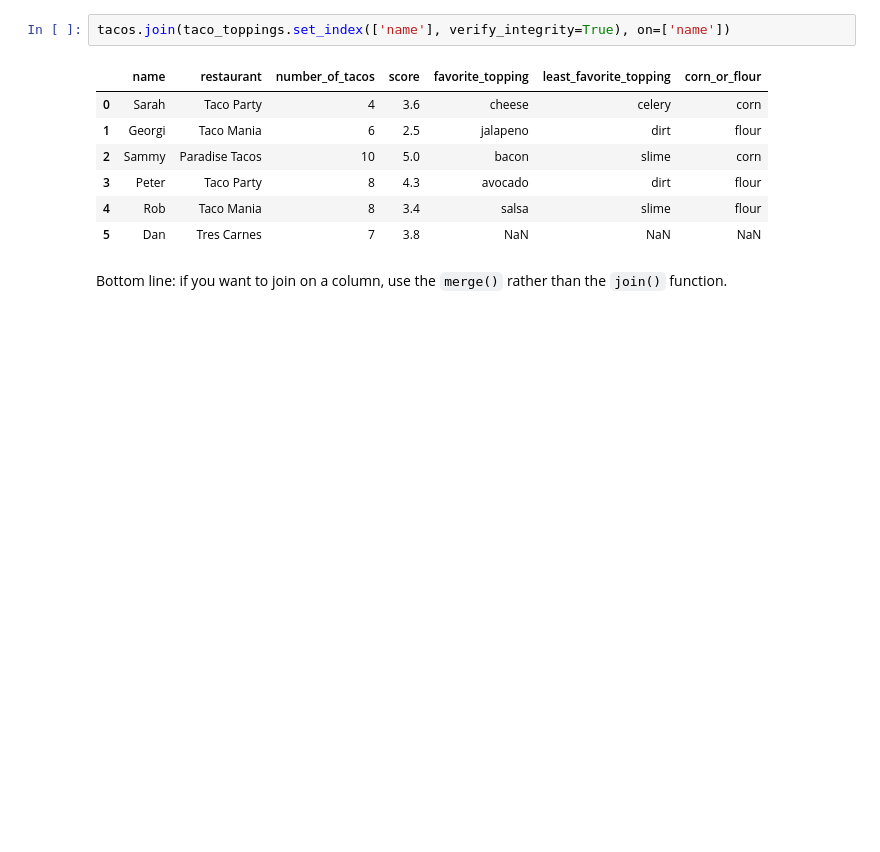
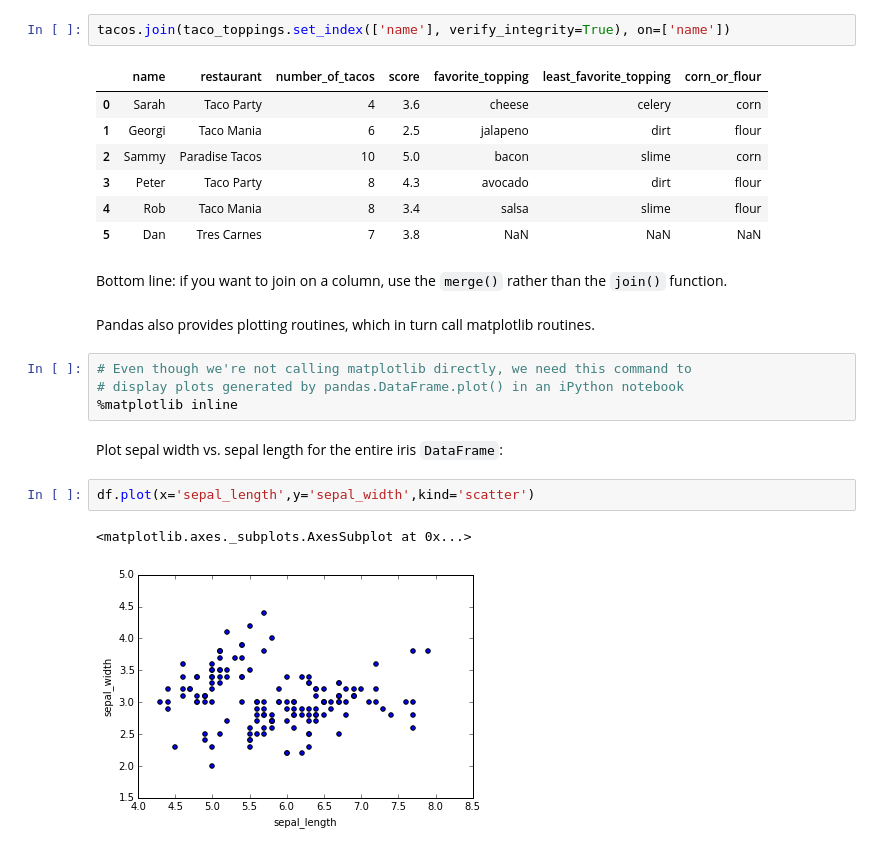
Before and after one commit to bleemsz/thw_intro_pandas, a Jupyter notebook: intro_pandas.ipynb, the cells around one changed output. Cells and saved outputs as stored; diff of their text form; blank space fills up the shorter version.

````diff
--- a/intro_pandas.ipynb
+++ b/intro_pandas.ipynb
@@ -893,3 +935,16 @@ tacos.join(taco_toppings.set_index(['name'], verify_integrity=True), on=['name']
 | 5 | Dan | Tres Carnes | 7 | 3.8 | NaN | NaN | NaN |
 # %% [markdown]
 Bottom line: if you want to join on a column, use the ```merge()``` rather than the ```join()``` function.
+# %% [markdown]
+Pandas also provides plotting routines, which in turn call matplotlib routines.
+# %%
+# Even though we're not calling matplotlib directly, we need this command to
+# display plots generated by pandas.DataFrame.plot() in an iPython notebook
+%matplotlib inline
+# %% [markdown]
+Plot sepal width vs. sepal length for the entire iris ```DataFrame```:
+# %%
+df.plot(x='sepal_length',y='sepal_width',kind='scatter')
+# %% [output]
+<matplotlib.axes._subplots.AxesSubplot at 0x...>
+[figure, added]
````
Also changed, not shown: parts of 27 cells of this notebook.
